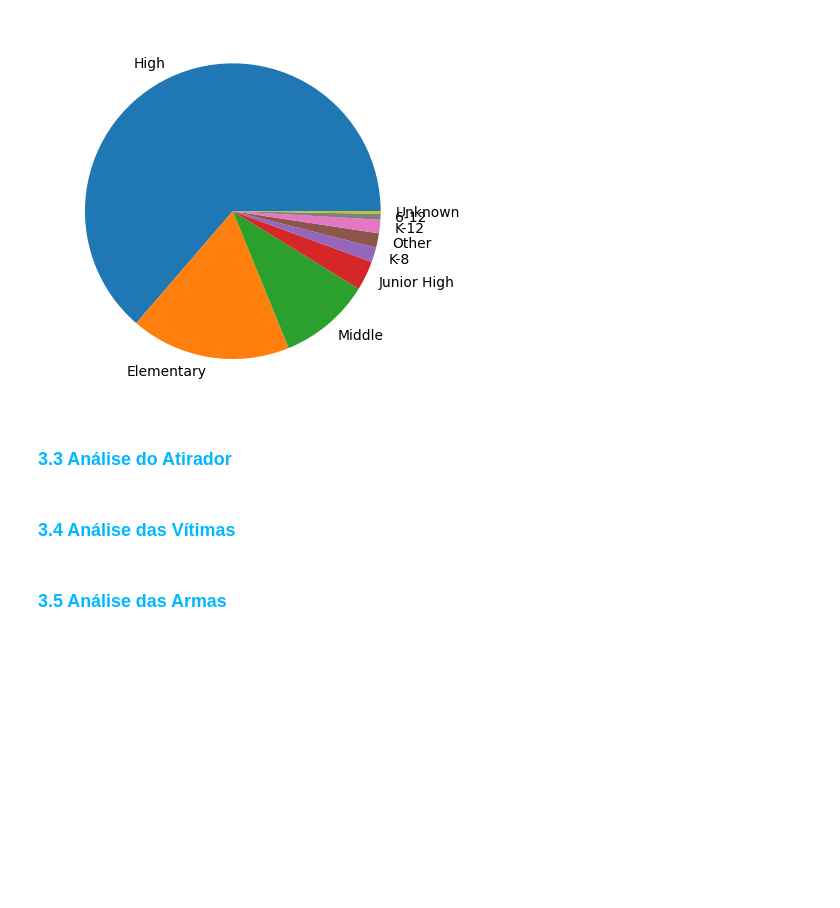
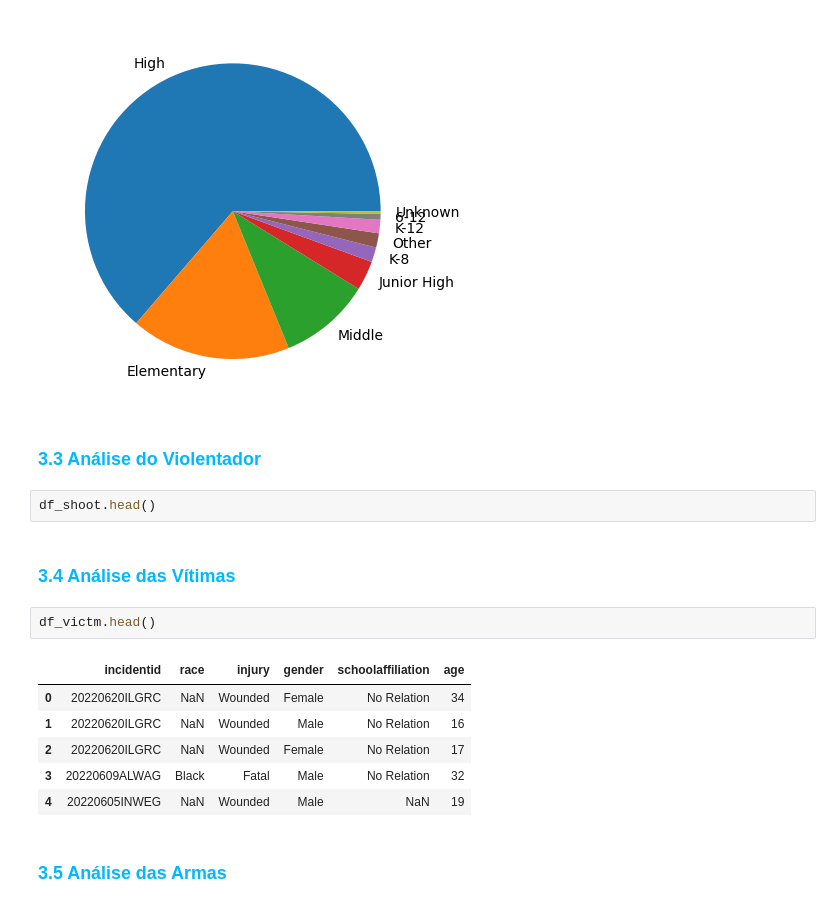
Before and after one commit to theBlueNautilus/gunviolence, a Jupyter notebook: Violência_Escolar.ipynb, the cells around one changed output. Cells and saved outputs as stored; diff of their text form; blank space fills up the shorter version.

```diff
--- a/Violência_Escolar.ipynb
+++ b/Violência_Escolar.ipynb
@@ -133,8 +133,19 @@ plt.show()
 # %% [output]
 [figure]
 # %% [markdown]
-### <font color ="#00b8ff">3.3 Análise do Atirador</font>
+### <font color ="#00b8ff">3.3 Análise do Violentador</font>
+# %%
+df_shoot.head()
 # %% [markdown]
 ### <font color ="#00b8ff">3.4 Análise das Vítimas</font>
+# %%
+df_victm.head()
+# %% [output]
+|  | incidentid | race | injury | gender | schoolaffiliation | age |
+| 0 | 20220620ILGRC | NaN | Wounded | Female | No Relation | 34 |
+| 1 | 20220620ILGRC | NaN | Wounded | Male | No Relation | 16 |
+| 2 | 20220620ILGRC | NaN | Wounded | Female | No Relation | 17 |
+| 3 | 20220609ALWAG | Black | Fatal | Male | No Relation | 32 |
+| 4 | 20220605INWEG | NaN | Wounded | Male | NaN | 19 |
 # %% [markdown]
 ### <font color ="#00b8ff">3.5 Análise das Armas</font>
```
Also changed, not shown: parts of 3 cells of this notebook.
